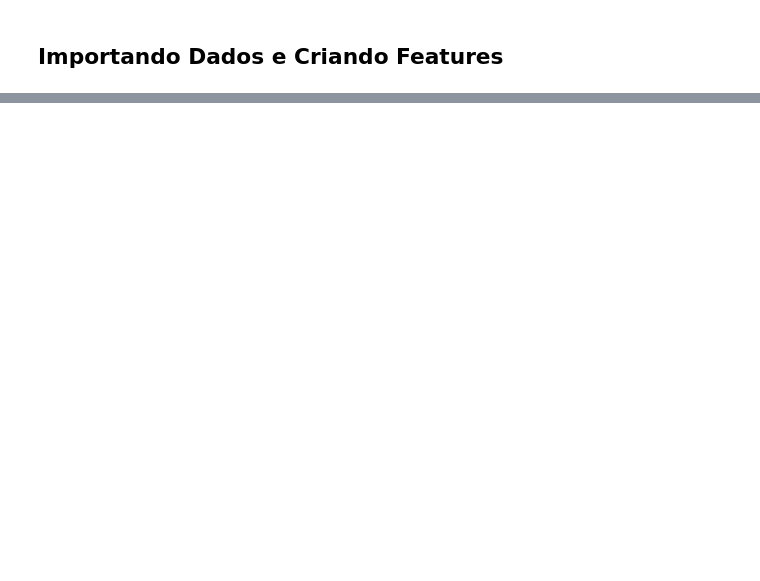
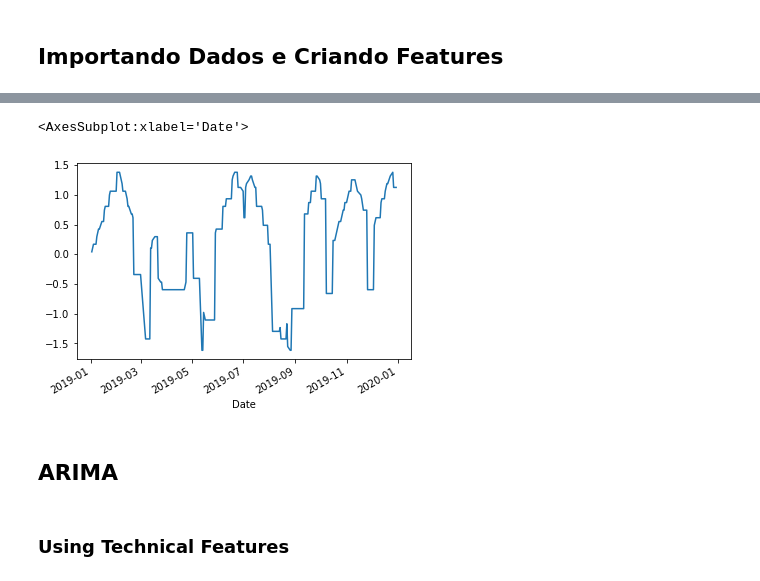
Before and after one commit to venzellucas/bovespa-index-prediction, a Jupyter notebook: TGII.ipynb, the cells around one changed output, grey strips where cells are left out. Cells and saved outputs as stored; diff of their text form; code cells hidden in the pictures; blank space fills up the shorter version.

```diff
--- a/TGII.ipynb
+++ b/TGII.ipynb
@@ -559,0 +232,6 @@ for i in classification_arima.keys():
+# %%
+data = pd.merge(left=dataBV, right=dataSP, how='left', left_index=True, right_index=True)
+# %%
+data = pd.merge(left=data, right=dataUS, how='left', left_index=True, right_index=True)
+# %%
+data = data.fillna(axis='index', method='ffill')
@@ -559,0 +243,10 @@ for i in classification_arima.keys():
+# %%
+# 'MACD', 'RSI', 'ADX', 'Aroon', 'CCI', 'DPO', 'MI', 'TRIX']
+data.loc[data.index.year == 2019 , 'BV_Aroon'].plot()
+# %% [output]
+<AxesSubplot:xlabel='Date'>
+[figure, added]
+# %% [markdown]
+## ARIMA
+# %% [markdown]
+### Using Technical Features
```
Also changed, not shown: parts of 98 cells of this notebook.
